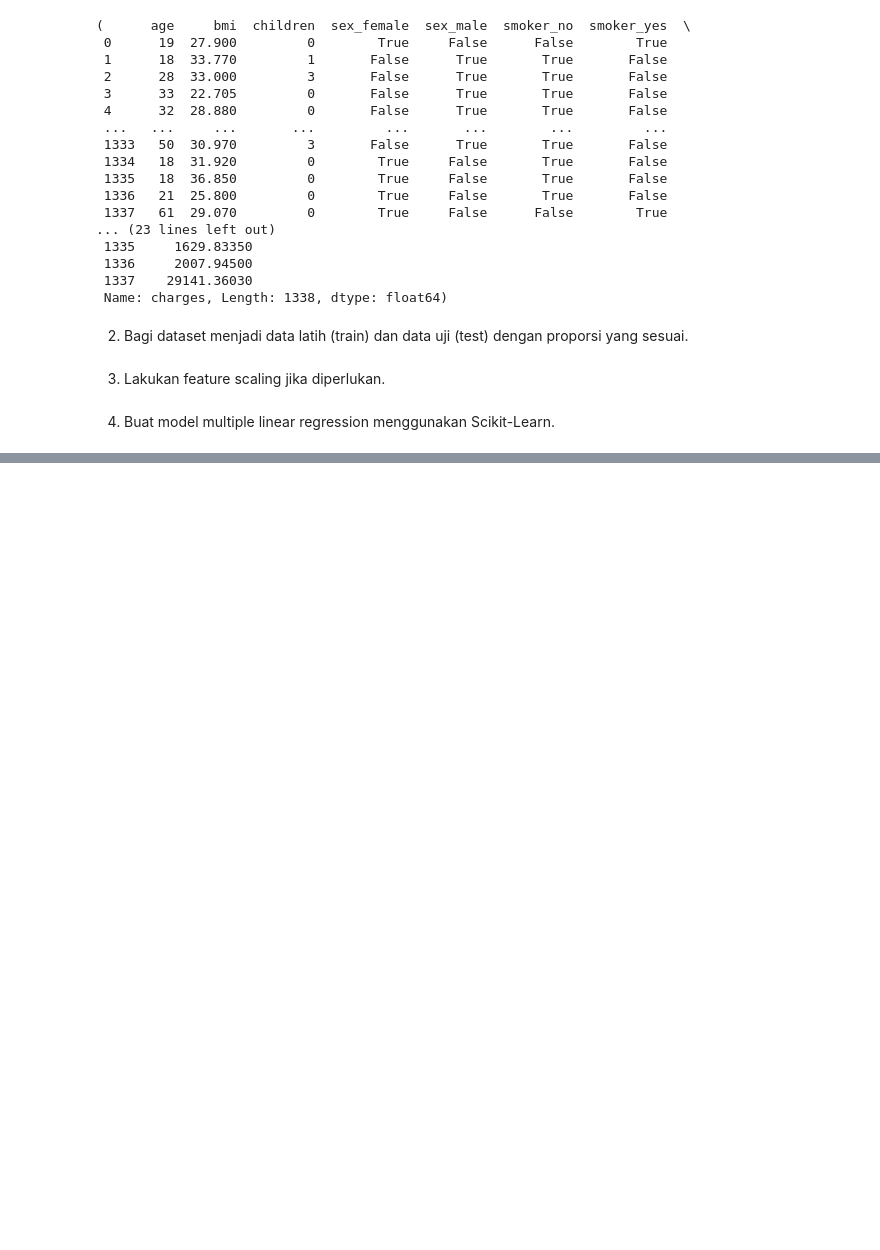
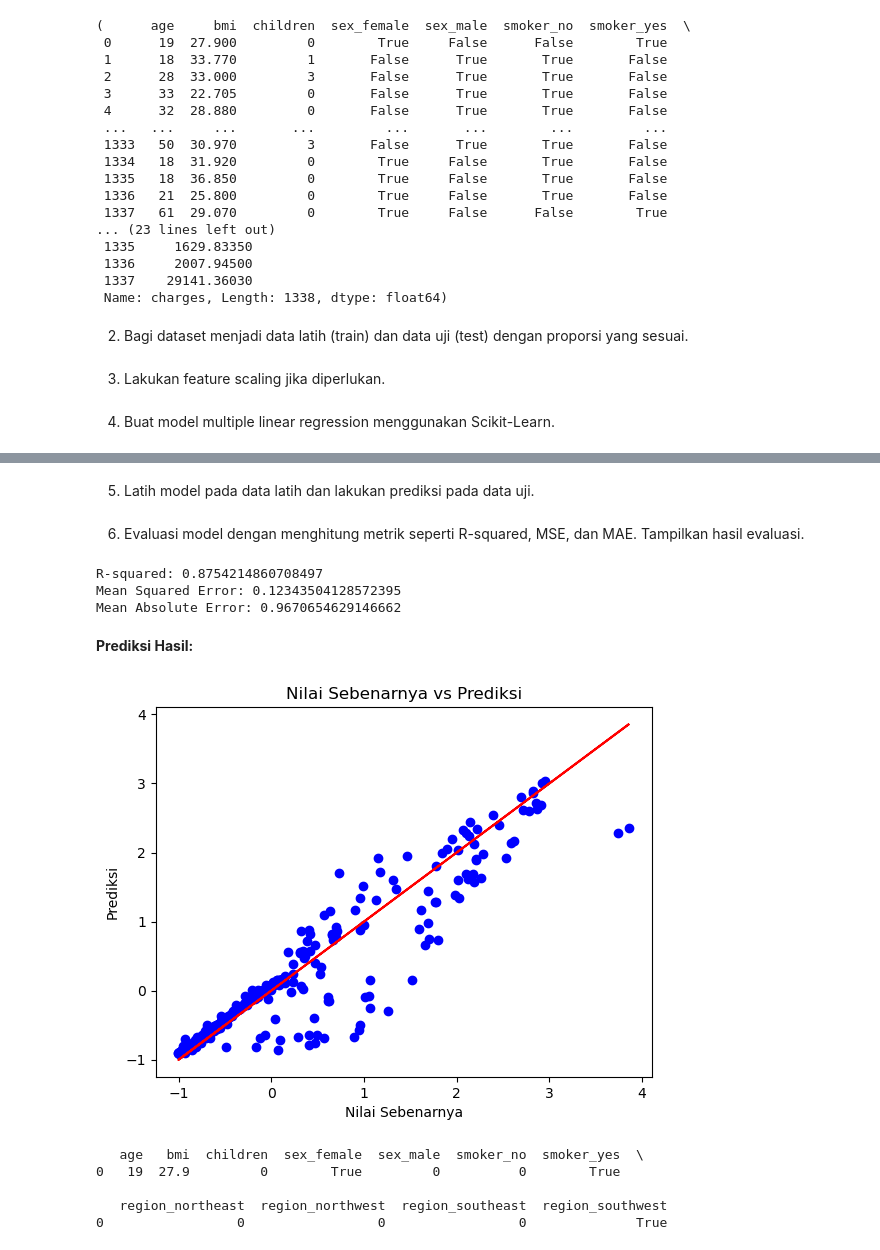
Before and after one commit to edoaurahman/Machine-Learning, a Jupyter notebook: pertemuan_03/tugas_praktikum.ipynb, the cells around one changed output, grey strips where cells are left out. Saved outputs shown, nothing was run; the diff lists cells and outputs as text; code cells hidden in the pictures; blank space fills up the shorter version.

```diff
--- a/pertemuan_03/tugas_praktikum.ipynb
+++ b/pertemuan_03/tugas_praktikum.ipynb
@@ -88,6 +86,13 @@ X, y
  1336     2007.94500
  1337    29141.36030
  Name: charges, Length: 1338, dtype: float64)
+# %%
+# Melakukan Feature Scaling
+from sklearn.preprocessing import StandardScaler
+sc_X = StandardScaler()
+sc_y = StandardScaler()
+X = sc_X.fit_transform(X)
+y = sc_y.fit_transform(y.values.reshape(-1,1))
 # %% [markdown]
 2. Bagi dataset menjadi data latih (train) dan data uji (test) dengan proporsi yang sesuai.
 # %%
@@ -99,8 +104,8 @@ X_train, X_test, y_train, y_test = train_test_split(X, y, test_size=0.3, random_
 # %% [markdown]
 4. Buat model multiple linear regression menggunakan Scikit-Learn.
 # %%
-# Membuat model multiple linear regression dengan scikit-learn
-from sklearn.linear_model import LinearRegression
-model = LinearRegression()
-model.fit(X_train, y_train)
+# Membuat model multiple linear regression dengan scikit-learn SVR
+from sklearn.svm import SVR
+regressor = SVR(kernel='rbf')
+regressor.fit(X_train, y_train)
 # %% [output]
@@ -122,0 +113,65 @@ R-squared (R²): 0.73
+# %% [markdown]
+5. Latih model pada data latih dan lakukan prediksi pada data uji.
+# %%
+# Prediksi nilai pada data pengujian
+y_pred = regressor.predict(X_test)
+# %% [markdown]
+6. Evaluasi model dengan menghitung metrik seperti R-squared, MSE, dan MAE. Tampilkan hasil evaluasi.
+# %%
+from sklearn.metrics import mean_squared_error, r2_score
+# Evaluasi model dengaan R-squared,MSE, dan MAE
+r2 = r2_score(y_test, y_pred)
+mse = mean_squared_error(y_test, y_pred)
+mae = np.mean(np.abs(y_pred - y_test))
+
+print('R-squared:', r2)
+print('Mean Squared Error:', mse)
+print('Mean Absolute Error:', mae)
+# %% [output]
+R-squared: 0.8754214860708497
+Mean Squared Error: 0.12343504128572395
+Mean Absolute Error: 0.9670654629146662
+# %% [markdown]
+**Prediksi Hasil:**
+# %%
+# Visualisasi hasil prediksi
+plt.scatter(y_test, y_pred,color='blue')
+plt.plot(y_test, y_test, color='red')
+plt.xlabel('Nilai Sebenarnya')
+plt.ylabel('Prediksi')
+plt.title('Nilai Sebenarnya vs Prediksi')
+plt.show()
+# %% [output]
+[figure, added]
+# %%
+# Melakukan prediksi dengan data baru
+# 19	female	27.900	0	yes	southwest
+# Data baru
+new_data = pd.DataFrame({
+    'age': [19],
+    'sex': ['female'],
+    'bmi': [27.9],
+    'children': [0],
+    'smoker': ['yes'],
+    'region': ['southwest']
+})
+
+# Lakukan One-Hot Encoding pada data baru dengan fitur yang sama
+new_data_encoded = pd.get_dummies(new_data)
+
+# Pastikan fitur di data baru sama dengan data pelatihan
+# Tambahkan kolom-kolom yang hilang dengan nilai 0
+missing_cols = set(df_encoded.drop(columns='charges').columns) - set(new_data_encoded.columns)
+for col in missing_cols:
+    new_data_encoded[col] = 0
+
+# Urutkan kolom sesuai dengan data pelatihan
+new_data_encoded = new_data_encoded[df_encoded.drop(columns='charges').columns]
+
+print(new_data_encoded)
+# %% [output]
+   age   bmi  children  sex_female  sex_male  smoker_no  smoker_yes  \
+0   19  27.9         0        True         0          0        True
+
+   region_northeast  region_northwest  region_southeast  region_southwest
+0                 0                 0                 0              True
```
Also changed, not shown: parts of 5 cells of this notebook, 1 other file.
